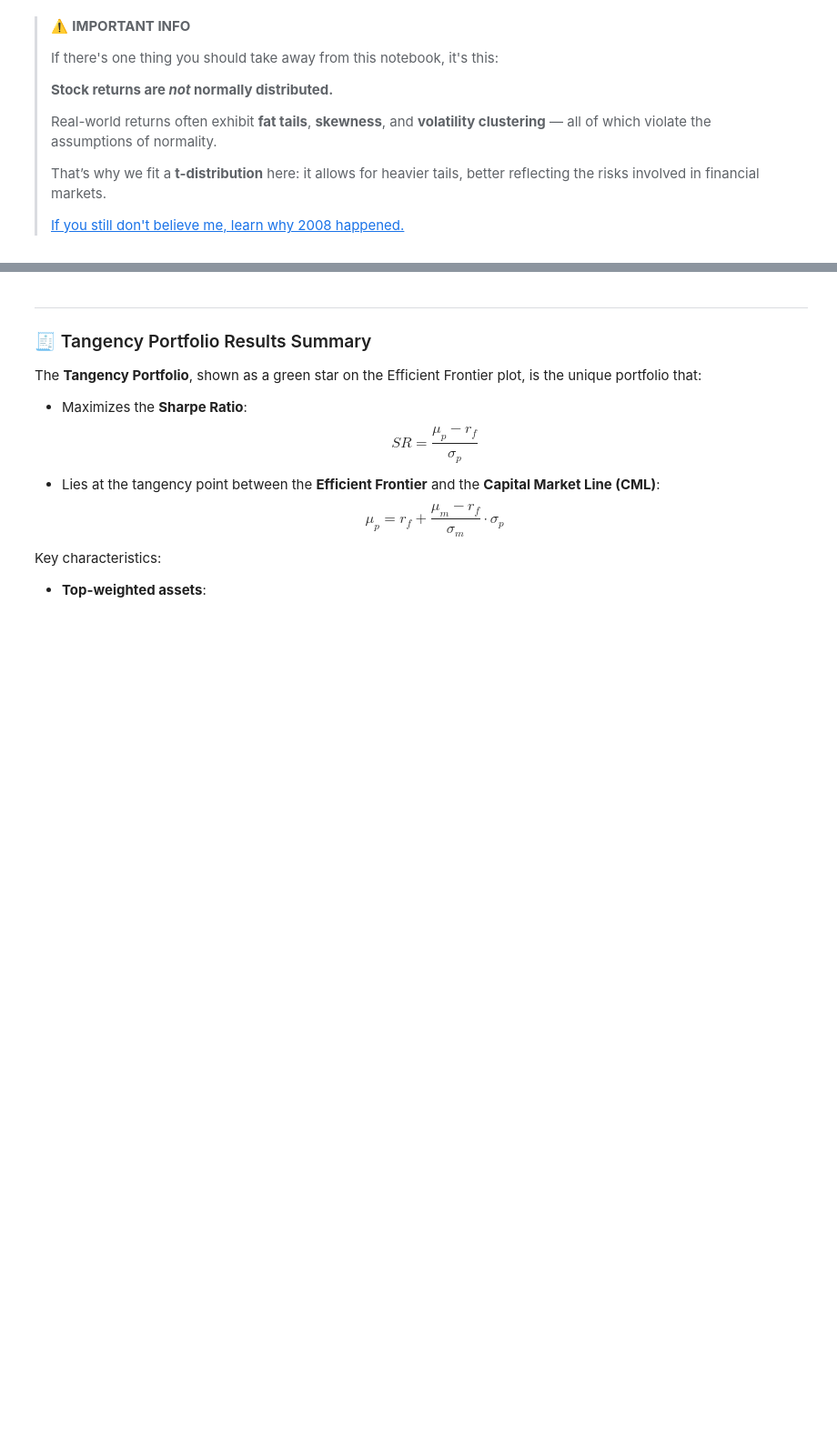
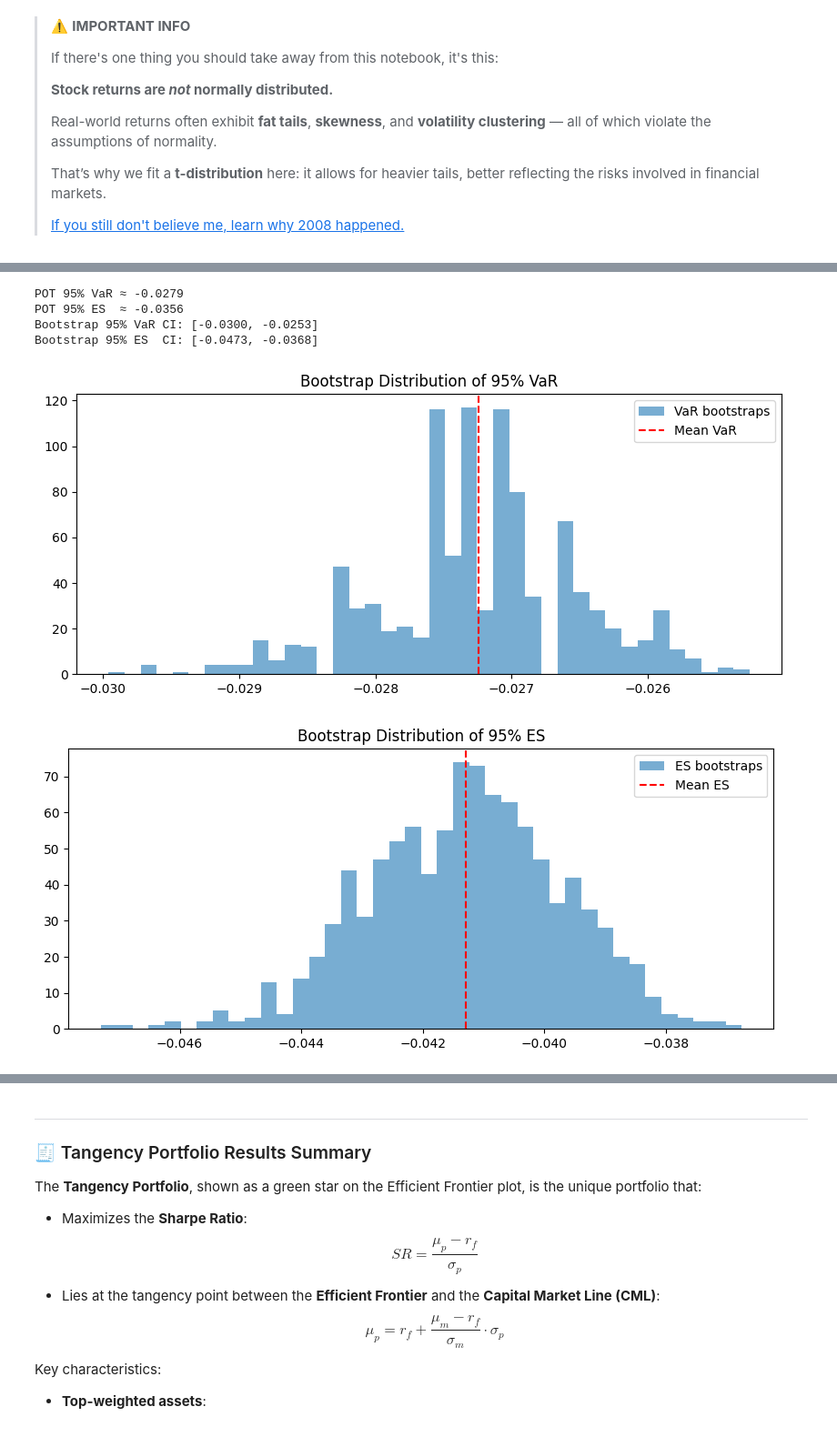
Before and after one commit to lonespear/MA206, a Jupyter notebook: QuantitativeFinance.ipynb, the cells around one changed output, grey strips where cells are left out. Shown at 91% size. Cells and saved outputs as stored; diff of their text form; code cells hidden in the pictures; blank space fills up the shorter version.

```diff
--- a/QuantitativeFinance.ipynb
+++ b/QuantitativeFinance.ipynb
@@ -169 +245,55 @@ plt.show()
+# %%
+alpha = 0.05  # 95% confidence
+threshold = np.percentile(log_returns, 100 * alpha)
+
+# --- Peaks Over Threshold (POT) fit ---
+exceedances = (log_returns[log_returns < threshold] - threshold).values
+exceedances = exceedances[np.isfinite(exceedances)]
+c, loc, scale = genpareto.fit(-exceedances)  # fit GPD to negative tail
+
+# Estimate VaR and ES from POT
+VaR_pot = threshold - genpareto.ppf(alpha, c, loc=loc, scale=scale)
+ES_pot = threshold - (scale + c*threshold)/(1-c) if c < 1 else np.nan
+
+print(f"POT 95% VaR ≈ {VaR_pot:.4f}")
+print(f"POT 95% ES  ≈ {ES_pot:.4f}")
+
+# --- Bootstrapping Coverage ---
+n_boot = 1000
+returns_array = log_returns.values.flatten()
+
+VaR_boot, ES_boot = [], []
+
+for _ in range(n_boot):
+    sample = np.random.choice(returns_array, size=len(returns_array), replace=True)
+    q = np.percentile(sample, 100*alpha)
+    VaR_boot.append(q)
+    ES_boot.append(sample[sample <= q].mean())
+VaR_boot = np.array(VaR_boot)
+ES_boot = np.array(ES_boot)
+
+print(f"Bootstrap 95% VaR CI: [{VaR_boot.min():.4f}, {VaR_boot.max():.4f}]")
+print(f"Bootstrap 95% ES  CI: [{ES_boot.min():.4f}, {ES_boot.max():.4f}]")
+
+# --- Plot bootstrap distributions ---
+plt.figure(figsize=(10,4))
+plt.hist(VaR_boot, bins=40, alpha=0.6, label="VaR bootstraps")
+plt.axvline(np.mean(VaR_boot), color="red", linestyle="--", label="Mean VaR")
+plt.title("Bootstrap Distribution of 95% VaR")
+plt.legend()
+plt.show()
+
+plt.figure(figsize=(10,4))
+plt.hist(ES_boot, bins=40, alpha=0.6, label="ES bootstraps")
+plt.axvline(np.mean(ES_boot), color="red", linestyle="--", label="Mean ES")
+plt.title("Bootstrap Distribution of 95% ES")
+plt.legend()
+plt.show()
+# %% [output]
+POT 95% VaR ≈ -0.0279
+POT 95% ES  ≈ -0.0356
+Bootstrap 95% VaR CI: [-0.0300, -0.0253]
+Bootstrap 95% ES  CI: [-0.0473, -0.0368]
+[figure, added]
+[figure, added]
 # %% [markdown]
```
Also changed, not shown: parts of 16 cells of this notebook.
